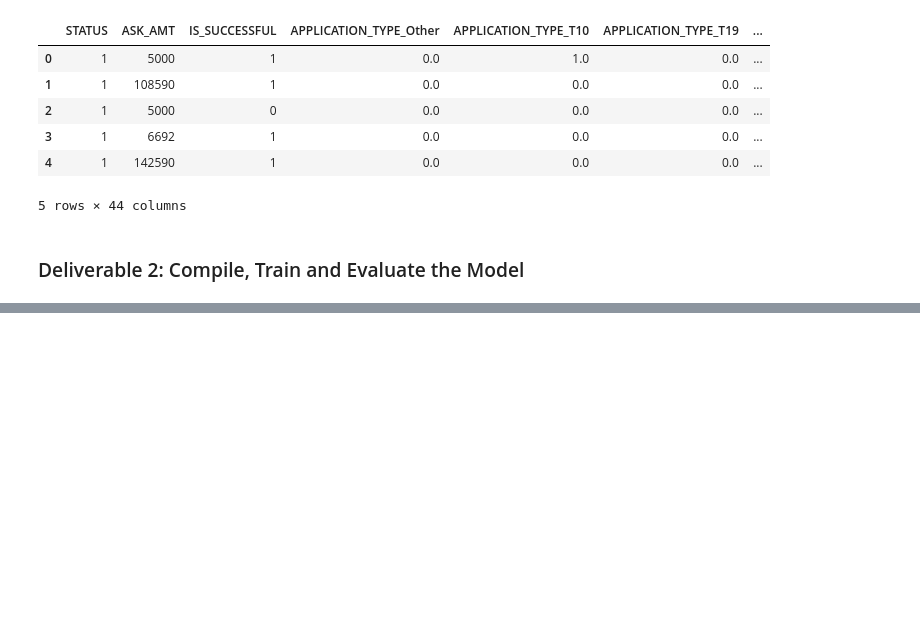
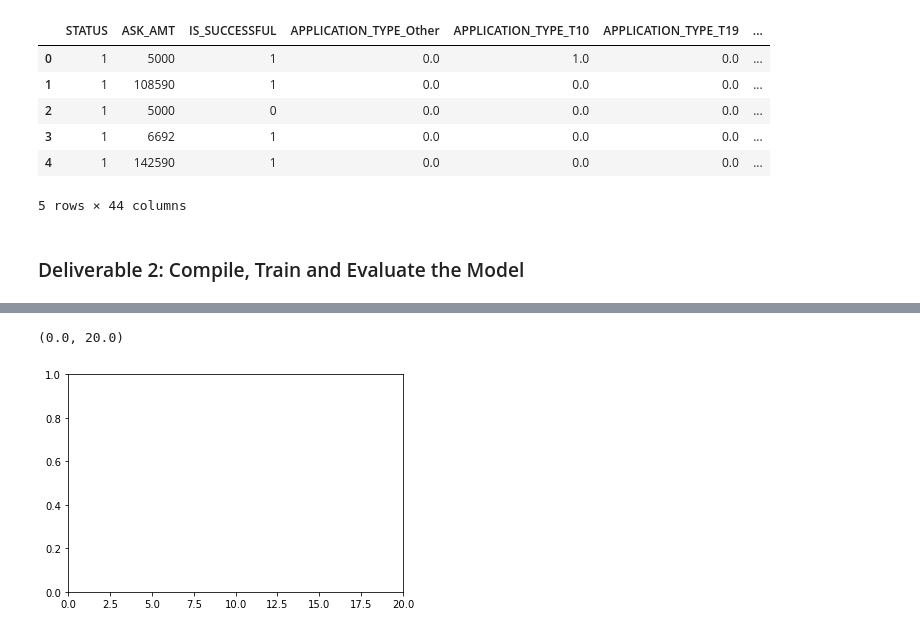
Before and after one commit to Mugunthan24/Neural_Network_Charity_Analysis, a Jupyter notebook: AlphabetSoupCharity.ipynb, the cells around one changed output, grey strips where cells are left out. Drawn from its saved outputs; the diff is of its cells as text; code cells hidden in the pictures; blank space fills up the shorter version.

```diff
--- a/AlphabetSoupCharity.ipynb
+++ b/AlphabetSoupCharity.ipynb
@@ -267,0 +307,5 @@ Loss: 0.7554564476013184, Accuracy: 0.6382507085800171
+# %%
+plt.xlim(left= 0, right = 20)
+# %% [output]
+(0.0, 20.0)
+[figure, added]
```
Also changed, not shown: parts of 19 cells of this notebook, 20 other files.
